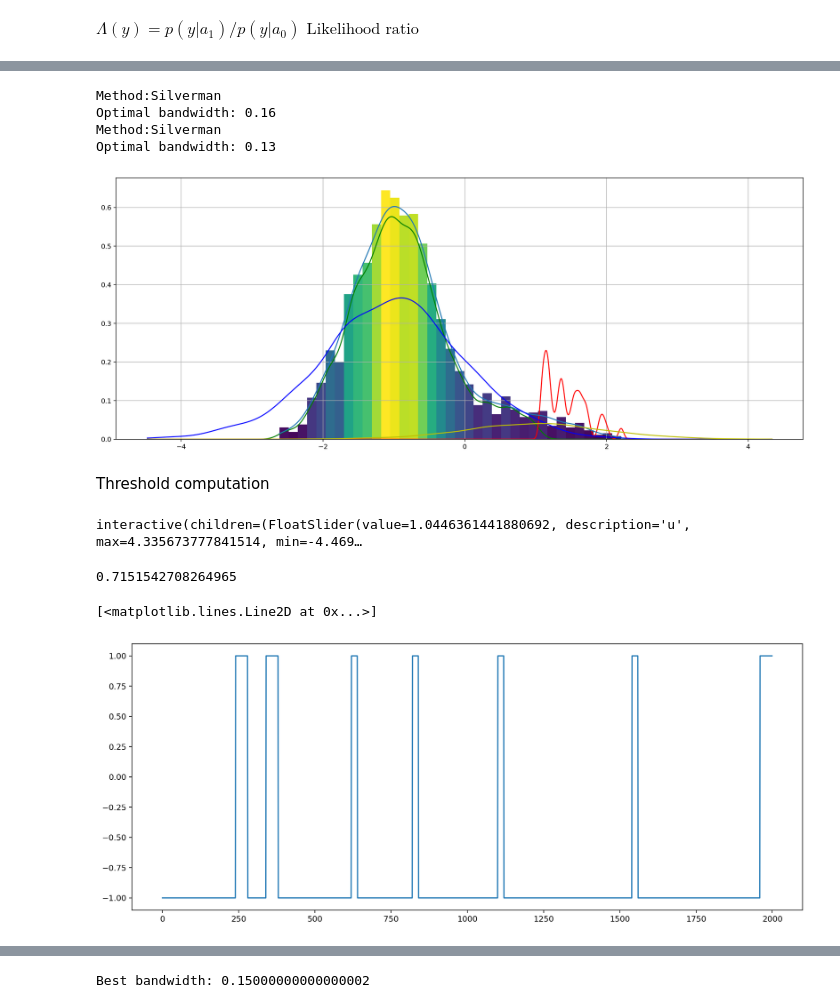
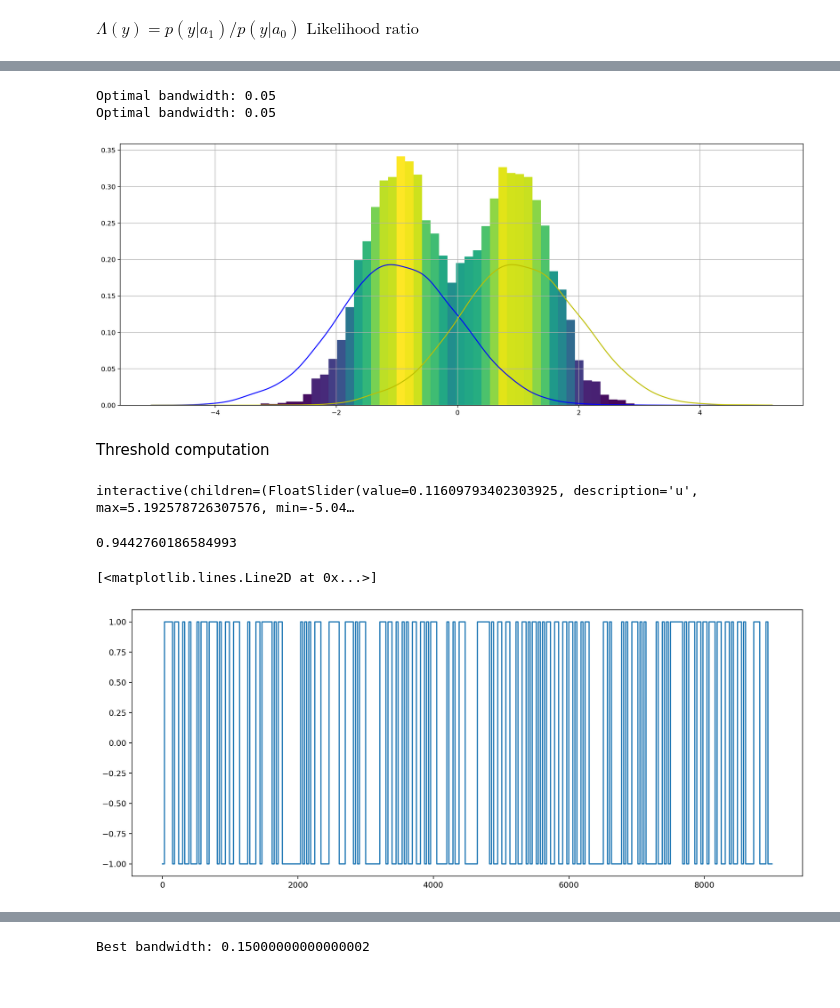
Before and after one commit to JCardenas05/Teoria_Se-ales, a Jupyter notebook: Taller_4/Taller_4.ipynb, the cells around one changed output, grey strips where cells are left out. Cells and saved outputs as stored; diff of their text form; code cells hidden in the pictures.

```diff
--- a/Taller_4/Taller_4.ipynb
+++ b/Taller_4/Taller_4.ipynb
@@ -125,12 +125,12 @@ clearConsole()
 # Generación de datos simbólicos
 a1 = 1       # Valor del símbolo a1
 a0 = -1      # Valor del símbolo a0
-Nsamples = 20 # Muestras de tiempo por símbolo
+Nsamples = 30 # Muestras de tiempo por símbolo
 # Probabilidades de los símbolos
-p_0 = 0.9
+p_0 = 0.5
 p_1 = 1 - p_0
 
-Nsymbols = 100  # Número total de símbolos
+Nsymbols = 300  # Número total de símbolos
 N = Nsymbols * Nsamples  # Número total de muestras
 
 # Genera una secuencia de símbolos basados en las probabilidades dadas
@@ -146,7 +161,7 @@ Channel simulation: Additive White Gaussian Noise: $\eta(t),$ with $\mathbb{E}\{
 # presenta un costo computacional muy alto, por ello se de propone la implementación
 # de la regla de Silverman la cual genera resultados mucho mas rápidos pero un poco menos precisos
 
-def kde_function(signal_x,eval_points=None,method="Silverman",res=500):
+def kde_function(signal_x,eval_points=None,method="Cross Validation",res=500):
     """
     Aplica el método de KDE gaussiano a la señal proporcionada y ajusta
     automáticamente el ancho de banda mediante una búsqueda en la cuadrícula.
@@ -174,7 +189,7 @@ def kde_function(signal_x,eval_points=None,method="Silverman",res=500):
 
     elif method == 'Cross Validation':
         # Define los posibles valores para el ancho de banda
-        bandwidths = np.arange(0.05, 2, 0.05)
+        bandwidths = np.arange(0.05, 0.5, 0.05)
 
         # Crea y configura el objeto para la búsqueda en la cuadrícula
         kde = KernelDensity(kernel='gaussian')
@@ -371,9 +383,9 @@ x_max= max(np.max(Simbol_0),np.max(Simbol_1))
 
 x=np.linspace(x_min,x_max,1000)
 
-S0_pdf = kde_function(Simbol_0,eval_points = x)#, method="Cross Validation")
-S1_pdf = kde_function(Simbol_1, eval_points = x)#, method="Cross Validation")
-umbral = kde_function(output0_, eval_points = x)#, method="Cross Validation")
+S0_pdf = kde_function(Simbol_0,eval_points = x, method="Cross Validation")
+S1_pdf = kde_function(Simbol_1, eval_points = x, method="Cross Validation")
+umbral = kde_function(output0_, eval_points = x, method="Cross Validation")
 
 error = error_umbral(umbral[0],S0_pdf,S1_pdf)
 
@@ -428,35 +458,33 @@ plt.show()
 # %%
 message_S0 = output0_[output0_<=ideal_umbral]
 message_S1 = output0_[output0_>=ideal_umbral]
 
 message_S0_pdf = kde_function(message_S0, eval_points = x)
 message_S1_pdf = kde_function(message_S1, eval_points = x)
 
 #---------------[Reales]-------------------
 # Calcula la pdf de la señal corrupta para cada valor de símbolo
 std = np.sqrt(σ2)
 y1 = S1_pdf[1]*p_1
 y0 = S0_pdf[1]*p_0
 y = umbral[0]
 
 plt.show()
 
 
 fig, ax = plt.subplots(1, 1, tight_layout=True)
 
-ax.plot(x,message_S0_pdf[1]*p_0,'g')
-ax.plot(x,message_S1_pdf[1]*p_1,'r')
-ax.plot(output_pdf[0],output_pdf[1])
+#ax.plot(x,message_S0_pdf[1]*p_0,'g')
+#ax.plot(x,message_S1_pdf[1]*p_1,'r')
+#ax.plot(output_pdf[0],output_pdf[1])
 ax.plot(y,y0,'b')
 ax.plot(y,y1,'y')
 coloredhist(output0_)
 plt.show()
 # %% [output]
-Method:Silverman
-Optimal bandwidth: 0.16
-Method:Silverman
-Optimal bandwidth: 0.13
+Optimal bandwidth: 0.05
+Optimal bandwidth: 0.05
-[figure, old version]
+[figure, new version]
 # %% [markdown]
 Threshold computation
 # %%
@@ -500,7 +528,7 @@ def umbral_interact(u=ideal_umbral):
     plt.xlabel('Umbral')
     plt.show()
 # %% [output]
-interactive(children=(FloatSlider(value=1.0446361441880692, description='u', max=4.335673777841514, min=-4.469…
+interactive(children=(FloatSlider(value=0.11609793402303925, description='u', max=5.192578726307576, min=-5.04…
 # %%
 from scipy.optimize import minimize_scalar
 
@@ -524,12 +552,12 @@ result = minimize_scalar(error_probability, bounds=(-2, 2), method='bounded')
 optimal_threshold1 = result.x
 print(optimal_threshold1)
 # %% [output]
-0.7151542708264965
+0.9442760186584993
 # %%
 plt.plot(message)
 # %% [output]
 [<matplotlib.lines.Line2D at 0x...>]
-[figure, old version]
+[figure, new version]
 # %%
 plt.plot(output0_)
 # %% [output]
```
Also changed, not shown: parts of 14 cells of this notebook, 2 other files.
